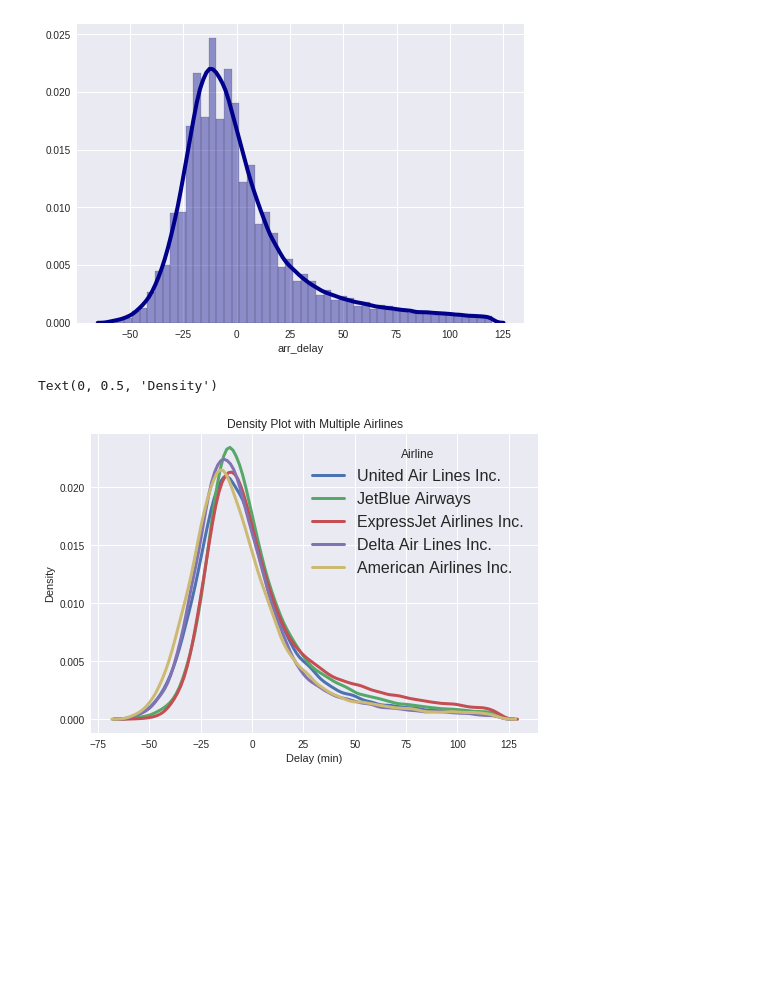
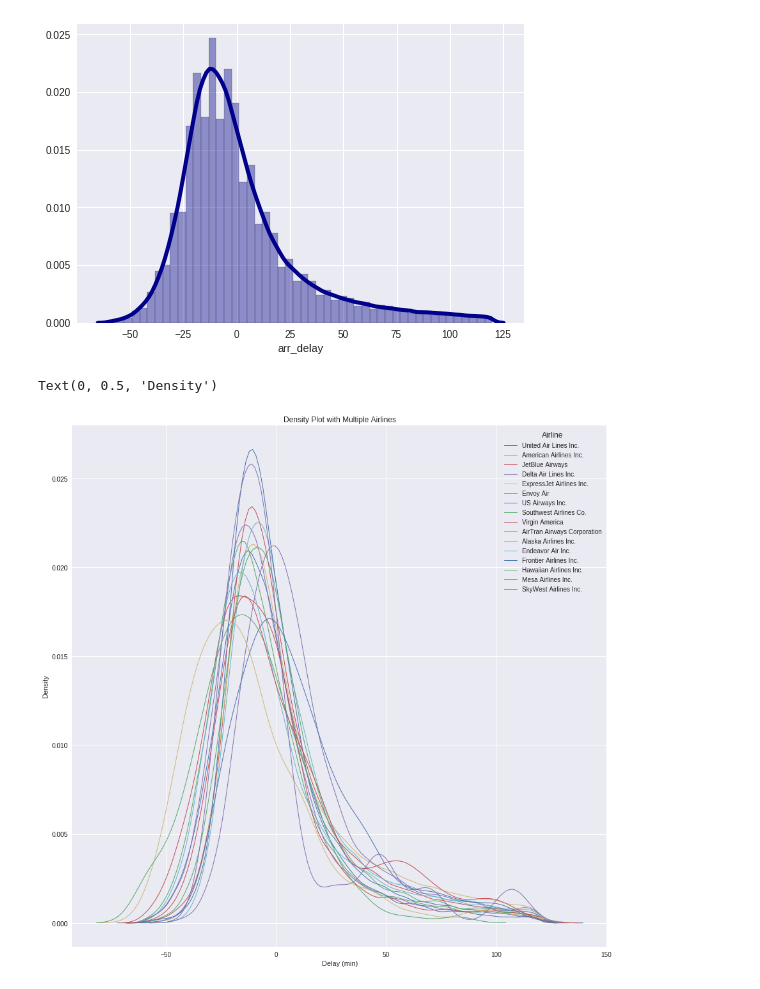
Before and after one commit to Venkatakkinapalli/Python-Examples, a Jupyter notebook: DataVisualization_Flights.ipynb, the cells around one changed output. Drawn from its saved outputs; the diff is of its cells as text; code cells hidden in the pictures; blank space fills up the shorter version.

```diff
--- a/DataVisualization_Flights.ipynb
+++ b/DataVisualization_Flights.ipynb
@@ -5,7 +5,7 @@ import pandas as pd
 from matplotlib import pyplot as plt
 import seaborn as sns
 # %%
-df = pd.read_csv("https://github.com/WillKoehrsen/Data-Analysis/raw/master/univariate_dist/data/formatted_flights.csv")
+df = pd.read_csv("https://github.com/WillKoehrsen/Data-Analysis/raw/master/univariate_dist/data/formatted_flights.csv", index_col=0)
 # %%
 df.head(10)
 # %% [output]
@@ -87,25 +89,25 @@ The 'normed' kwarg was deprecated in Matplotlib 2.1 and will be removed in 3.1.
 [figure]
 # %%
 # List of five airlines to plot
-airlines = ['United Air Lines Inc.', 'JetBlue Airways', 'ExpressJet Airlines Inc.','Delta Air Lines Inc.', 'American Airlines Inc.']
+airlines = df.name.unique()
 
 #airlines = ['JetBlue Airways']
-
+plt.figure(figsize=(15,15))
 # Iterate through the five airlines
 for airline in airlines:
     # Subset to the airline
     subset = df[df['name'] == airline]
 
     # Draw the density plot
     sns.distplot(subset['arr_delay'], hist = False, kde = True, rug = False,
-                 kde_kws = {'linewidth': 3},
+                 kde_kws = {'linewidth': 1},
                  label = airline)
 
 # Plot formatting
-plt.legend(prop={'size': 16}, title = 'Airline')
+plt.legend(prop={'size': 10}, title = 'Airline')
 plt.title('Density Plot with Multiple Airlines')
 plt.xlabel('Delay (min)')
 plt.ylabel('Density')
 # %% [output]
 Text(0, 0.5, 'Density')
-[figure, old version]
+[figure, new version]
```
Also changed, not shown: parts of 7 cells of this notebook.
